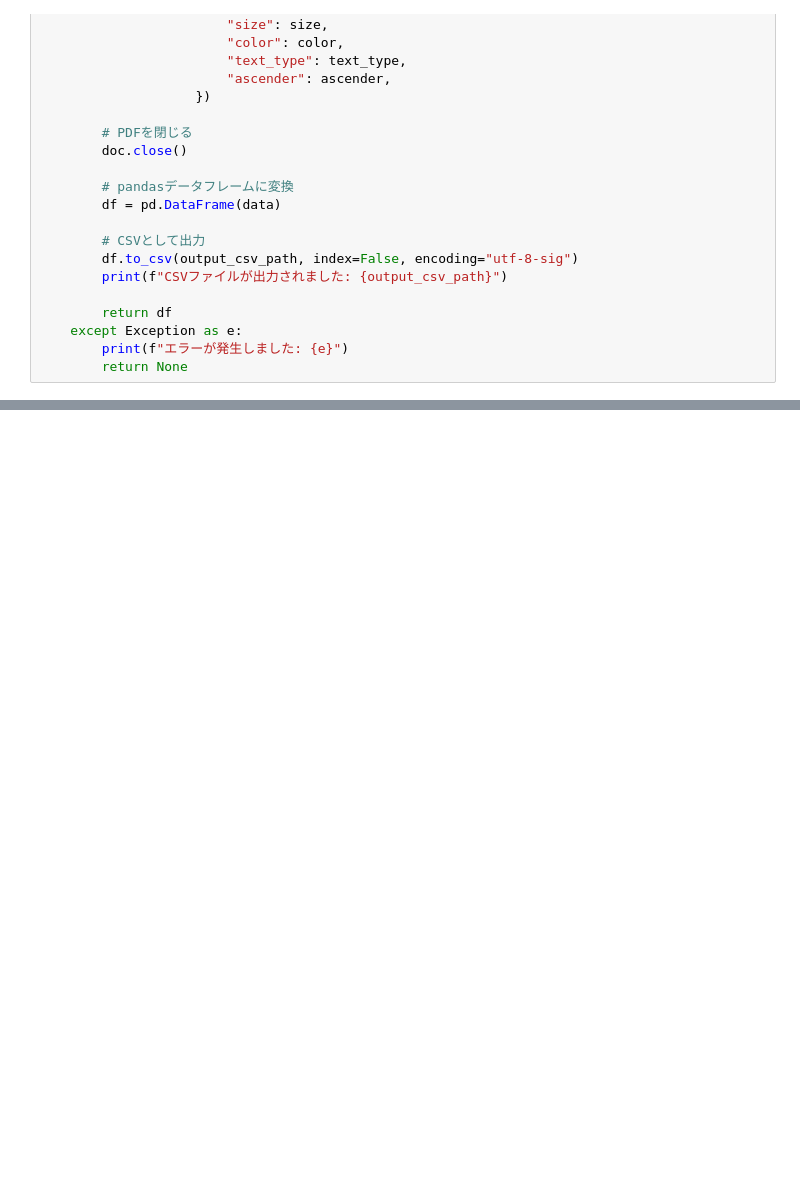
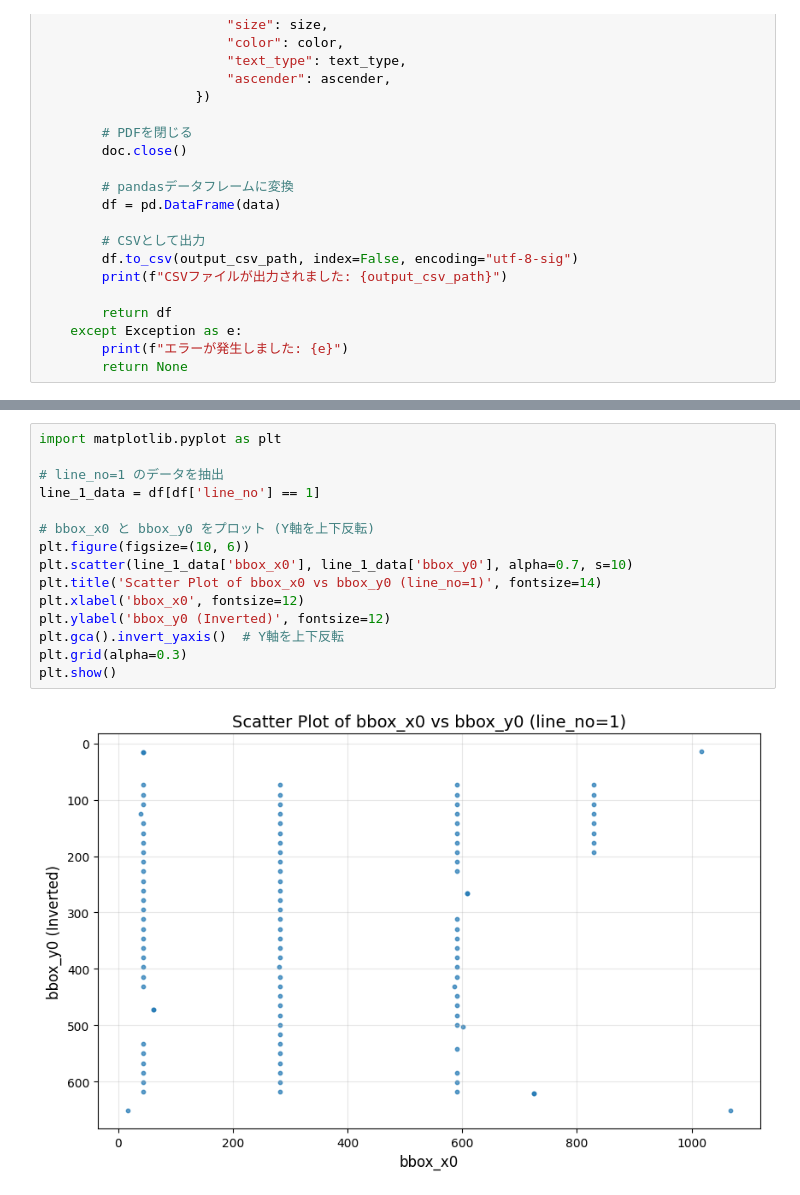
Before and after one commit to Jegog/paneer-dosa, a Jupyter notebook: Extract_Pdf_Attrib.ipynb, the cells around one changed output, grey strips where cells are left out. Drawn from its saved outputs; the diff is of its cells as text; blank space fills up the shorter version.

```diff
--- a/Extract_Pdf_Attrib.ipynb
+++ b/Extract_Pdf_Attrib.ipynb
@@ -131,0 +149,17 @@ CSVファイルが出力されました: ir/2025/40040_レゾナック・ホー
+# %%
+import matplotlib.pyplot as plt
+
+# line_no=1 のデータを抽出
+line_1_data = df[df['line_no'] == 1]
+
+# bbox_x0 と bbox_y0 をプロット (Y軸を上下反転)
+plt.figure(figsize=(10, 6))
+plt.scatter(line_1_data['bbox_x0'], line_1_data['bbox_y0'], alpha=0.7, s=10)
+plt.title('Scatter Plot of bbox_x0 vs bbox_y0 (line_no=1)', fontsize=14)
+plt.xlabel('bbox_x0', fontsize=12)
+plt.ylabel('bbox_y0 (Inverted)', fontsize=12)
+plt.gca().invert_yaxis()  # Y軸を上下反転
+plt.grid(alpha=0.3)
+plt.show()
+# %% [output]
+[figure, added]
```
Also changed, not shown: parts of 5 cells of this notebook, 1 other file.
